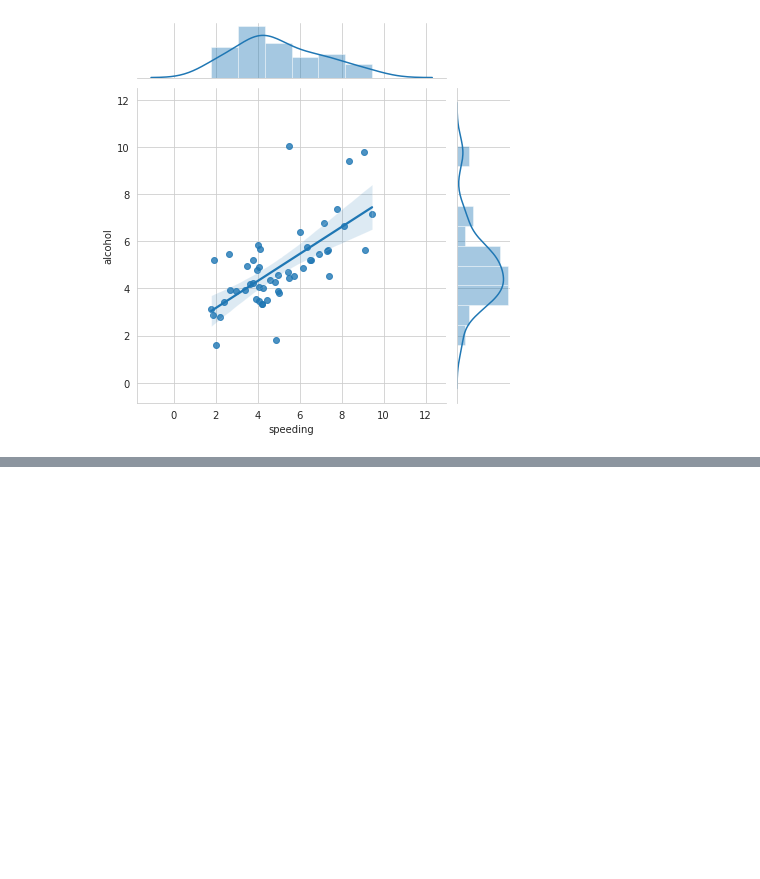
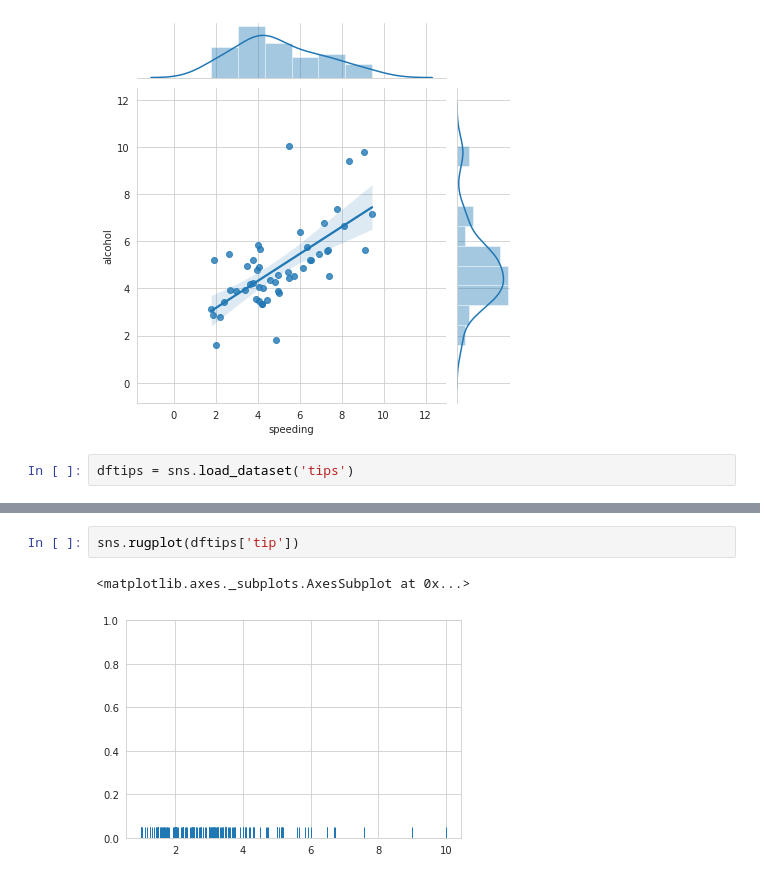
Before and after one commit to iamarjunsk/ML-Al, a Jupyter notebook: numpy and panda/Data Visualization.ipynb, the cells around one changed output, grey strips where cells are left out. Cells and saved outputs as stored; diff of their text form; blank space fills up the shorter version.

```diff
--- a/numpy and panda/Data Visualization.ipynb
+++ b/numpy and panda/Data Visualization.ipynb
@@ -498,3 +498,5 @@ sns.jointplot(x='speeding', y='alcohol',data=dfcrash,kind='reg')
 <seaborn.axisgrid.JointGrid at 0x...>
 <Figure size 576x288 with 0 Axes>
 [figure]
+# %%
+dftips = sns.load_dataset('tips')
@@ -500,0 +512,5 @@ sns.jointplot(x='speeding', y='alcohol',data=dfcrash,kind='reg')
+# %%
+sns.rugplot(dftips['tip'])
+# %% [output]
+<matplotlib.axes._subplots.AxesSubplot at 0x...>
+[figure, added]
```
Also changed, not shown: parts of 34 cells of this notebook, 3 other files.
